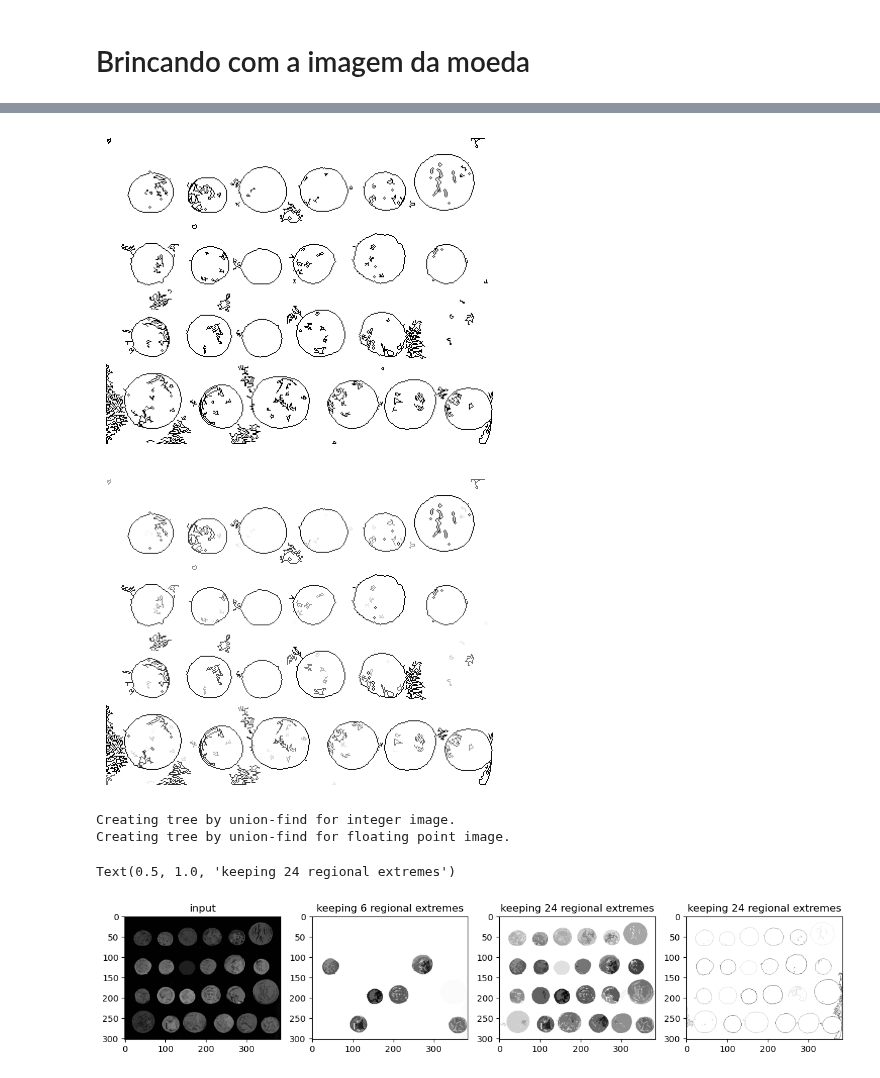
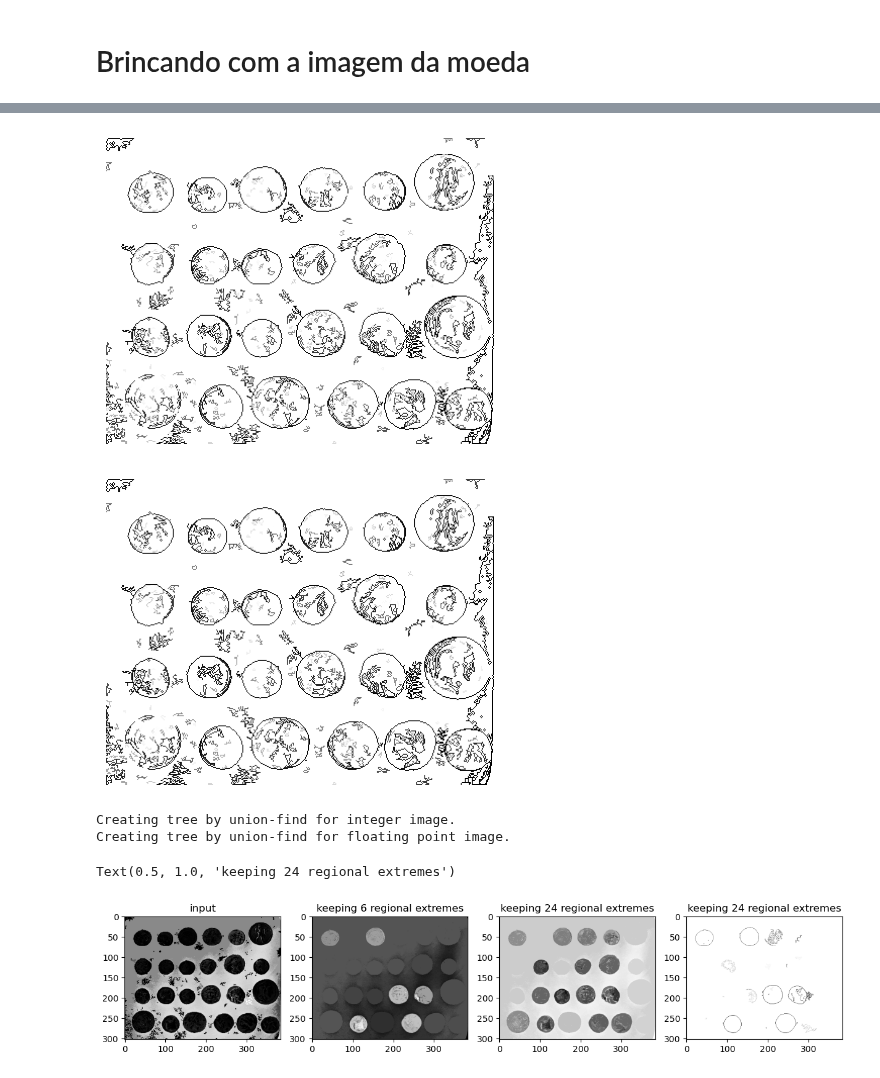
Before and after one commit to wonderalexandre/mmcfilters, a Jupyter notebook: notebooks/SimpleExamples.ipynb, the cells around one changed output, grey strips where cells are left out. Saved outputs shown, nothing was run; the diff lists cells and outputs as text; code cells hidden in the pictures.

```diff
--- a/notebooks/SimpleExamples.ipynb
+++ b/notebooks/SimpleExamples.ipynb
@@ -449,8 +448,7 @@ tree = mmcfilters.MorphologicalTree(imgInput, num_rows, num_cols, isMaxtree)
 attrValue = mmcfilters.Attribute.computeSingleAttribute(tree, Type.GRAY_HEIGHT)
 threshold = 10
 
-eccentricity = mmcfilters.Attribute.computeSingleAttribute(tree, Type.ECCENTRICITY)
-circularity = np.maximum(0.1, 1 - np.abs(1 - eccentricity))
+circularity = mmcfilters.Attribute.computeSingleAttribute(tree, Type.CIRCULARITY)
 
 attFilter = mmcfilters.AttributeFilters(tree)
 imgFiltered = attFilter.filteringSubtractiveRule((attrValue > threshold) & (circularity > 0.13))
@@ -499,10 +497,7 @@ Text(0.5, 1.0, 'keeping 24 regional extremes')
 # %%
 attrValue = mmcfilters.Attribute.computeSingleAttribute(tree, Type.AREA)
 
-#circularity = mmcfilters.Attribute.computerAttributeMapping(tree, Type.BOX_HEIGHT)
-#circularity = np.maximum(0.1, 1 - np.abs(1 - attrMap))
-circularity = mmcfilters.Attribute.computerAttributeMapping(tree, Type.BITQUADS_CIRCULARITY)
-
+circularity = mmcfilters.Attribute.computerAttributeMapping(tree, Type.CIRCULARITY)
 
 extinctionValues = mmcfilters.ExtinctionValues(tree, attrValue)
 numLeafToKeep = int(len(tree.leaves) * 0.7) #5% das extremas regionais
@@ -513,7 +508,7 @@ contour_img = np.zeros((num_rows*num_cols), dtype=np.float32)
 importance = numLeafToKeep
 for extrema in sorted(extinctionValues.getExtinctionValues(), key=lambda extrema: extrema.extinction, reverse=True)[:numLeafToKeep]:
     for p in countors[extrema.cutoffNode.id]:
-        contour_img[p]=circularity[extrema.cutoffNode.id]
+        contour_img[p]=importance
     importance -= 1
 
 
@@ -529,46 +524,46 @@ plt.imshow(saliencyMap.reshape(num_rows, num_cols), cmap='Grays')
 plt.axis('off')
 plt.show()
 # %% [output]
-[figure, old version]
+[figure, new version]
-[figure, old version]
+[figure, new version]
 # %%
 imgInput = imgFiltered.reshape(num_rows, num_cols)
 
 isMaxtree = True
 tree = mmcfilters.MorphologicalTree(imgInput, num_rows, num_cols, isMaxtree)
 
-attrMap = mmcfilters.Attribute.computerAttributeMapping(tree, Type.BOX_HEIGHT)
+attrMap = mmcfilters.Attribute.computerAttributeMapping(tree, Type.VARIANCE_LEVEL)
 #attrMap = np.maximum(0.1, 1 - np.abs(1 - attrMap))
 
-tree2 = mmcfilters.MorphologicalTree.createFromAttributeMapping(attrMap, imgInput, num_rows, num_cols, True, 1)
+tree2 = mmcfilters.MorphologicalTree.createFromAttributeMapping(attrMap, imgInput, num_rows, num_cols, False, 1)
 
 attrValue = mmcfilters.Attribute.computeSingleAttribute(tree2, Type.GRAY_HEIGHT)
 extinctionValues = mmcfilters.ExtinctionValues(tree2, attrValue)
 
 numLeafToKeep = 6 #mantem numLeafToKeep folhas com maiores valores de extinção
 imgFiltered6 = extinctionValues.filtering(numLeafToKeep)
 
-numLeafToKeep = 30 #mantem numLeafToKeep folhas com maiores valores de extinção
+numLeafToKeep = 24 #mantem numLeafToKeep folhas com maiores valores de extinção
 imgFiltered24 = extinctionValues.filtering(numLeafToKeep)
 
 plt.figure(figsize=(15, 5))
 plt.subplot(1,4, 1)
-plt.imshow(imgInput, cmap='gray', vmax=255, vmin=0)
+plt.imshow(attrMap.reshape(num_rows, num_cols), cmap='gray')
 plt.title('input')
 
 plt.subplot(1,4, 2)
-plt.imshow(imgFiltered6.reshape(num_rows, num_cols), cmap='Grays')
+plt.imshow(imgFiltered6.reshape(num_rows, num_cols), cmap='gray')
 plt.title('keeping 6 regional extremes')
 
 plt.subplot(1,4,3)
 plt.imshow(imgFiltered24.reshape(num_rows, num_cols), cmap='Grays')
 plt.title('keeping 24 regional extremes')
 
 plt.subplot(1,4,4)
 plt.imshow(extinctionValues.saliencyMap(numLeafToKeep).reshape(num_rows, num_cols), cmap='Grays')
 plt.title('keeping 24 regional extremes')
 # %% [output]
 Creating tree by union-find for integer image.
 Creating tree by union-find for floating point image.
 Text(0.5, 1.0, 'keeping 24 regional extremes')
-[figure, old version]
+[figure, new version]
```
Also changed, not shown: parts of 7 cells of this notebook, 1 other file.
